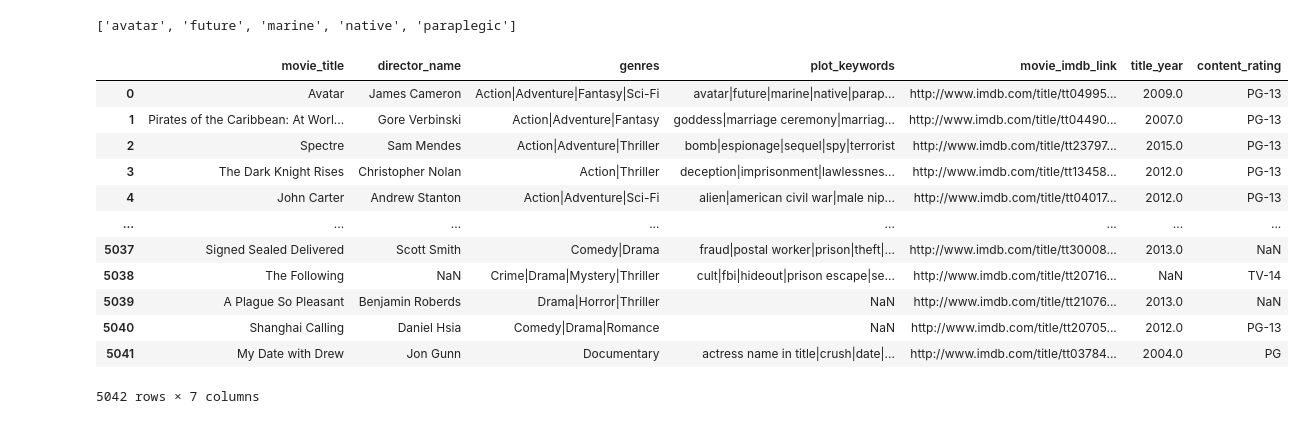
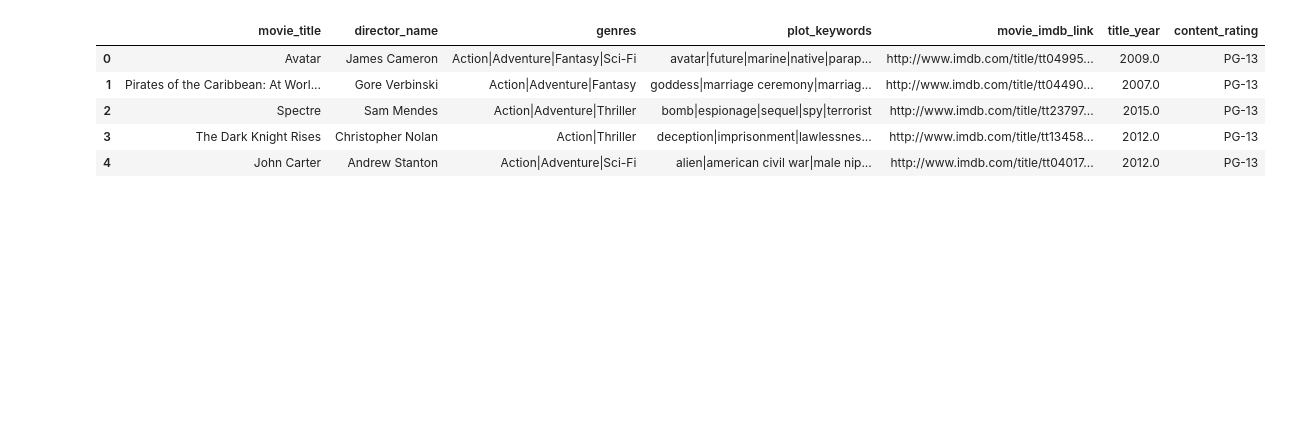
Before and after one commit to beamvilla/movie_search, a Jupyter notebook: see_data.ipynb, the cells around one changed output. Drawn from its saved outputs; the diff is of its cells as text; code cells hidden in the pictures; blank space fills up the shorter version.

```diff
--- a/see_data.ipynb
+++ b/see_data.ipynb
@@ -4,23 +16,12 @@ import pandas as pd
 DATASET_PATH = "./data/movie_dataset.csv"
 # %%
 movie_df = pd.read_csv(DATASET_PATH)
-# %%
-movie_df.loc[0, "plot_keywords"].lower().split("|")
-# %% [output]
-['avatar', 'future', 'marine', 'native', 'paraplegic']
 # %%
-movie_df
+movie_df.head()
 # %% [output]
 |  | movie_title | director_name | genres | plot_keywords | movie_imdb_link | title_year | content_rating |
 | 0 | Avatar | James Cameron | Action|Adventure|Fantasy|Sci-Fi | avatar|future|marine|native|parap... | http://www.imdb.com/title/tt04995... | 2009.0 | PG-13 |
 | 1 | Pirates of the Caribbean: At Worl... | Gore Verbinski | Action|Adventure|Fantasy | goddess|marriage ceremony|marriag... | http://www.imdb.com/title/tt04490... | 2007.0 | PG-13 |
 | 2 | Spectre | Sam Mendes | Action|Adventure|Thriller | bomb|espionage|sequel|spy|terrorist | http://www.imdb.com/title/tt23797... | 2015.0 | PG-13 |
 | 3 | The Dark Knight Rises | Christopher Nolan | Action|Thriller | deception|imprisonment|lawlessnes... | http://www.imdb.com/title/tt13458... | 2012.0 | PG-13 |
 | 4 | John Carter | Andrew Stanton | Action|Adventure|Sci-Fi | alien|american civil war|male nip... | http://www.imdb.com/title/tt04017... | 2012.0 | PG-13 |
-| ... | ... | ... | ... | ... | ... | ... | ... |
-| 5037 | Signed Sealed Delivered | Scott Smith | Comedy|Drama | fraud|postal worker|prison|theft|... | http://www.imdb.com/title/tt30008... | 2013.0 | NaN |
-| 5038 | The Following | NaN | Crime|Drama|Mystery|Thriller | cult|fbi|hideout|prison escape|se... | http://www.imdb.com/title/tt20716... | NaN | TV-14 |
-| 5039 | A Plague So Pleasant | Benjamin Roberds | Drama|Horror|Thriller | NaN | http://www.imdb.com/title/tt21076... | 2013.0 | NaN |
-| 5040 | Shanghai Calling | Daniel Hsia | Comedy|Drama|Romance | NaN | http://www.imdb.com/title/tt20705... | 2012.0 | PG-13 |
-| 5041 | My Date with Drew | Jon Gunn | Documentary | actress name in title|crush|date|... | http://www.imdb.com/title/tt03784... | 2004.0 | PG |
-5042 rows × 7 columns
```
Also changed, not shown: parts of 6 cells of this notebook, 4 other files.
